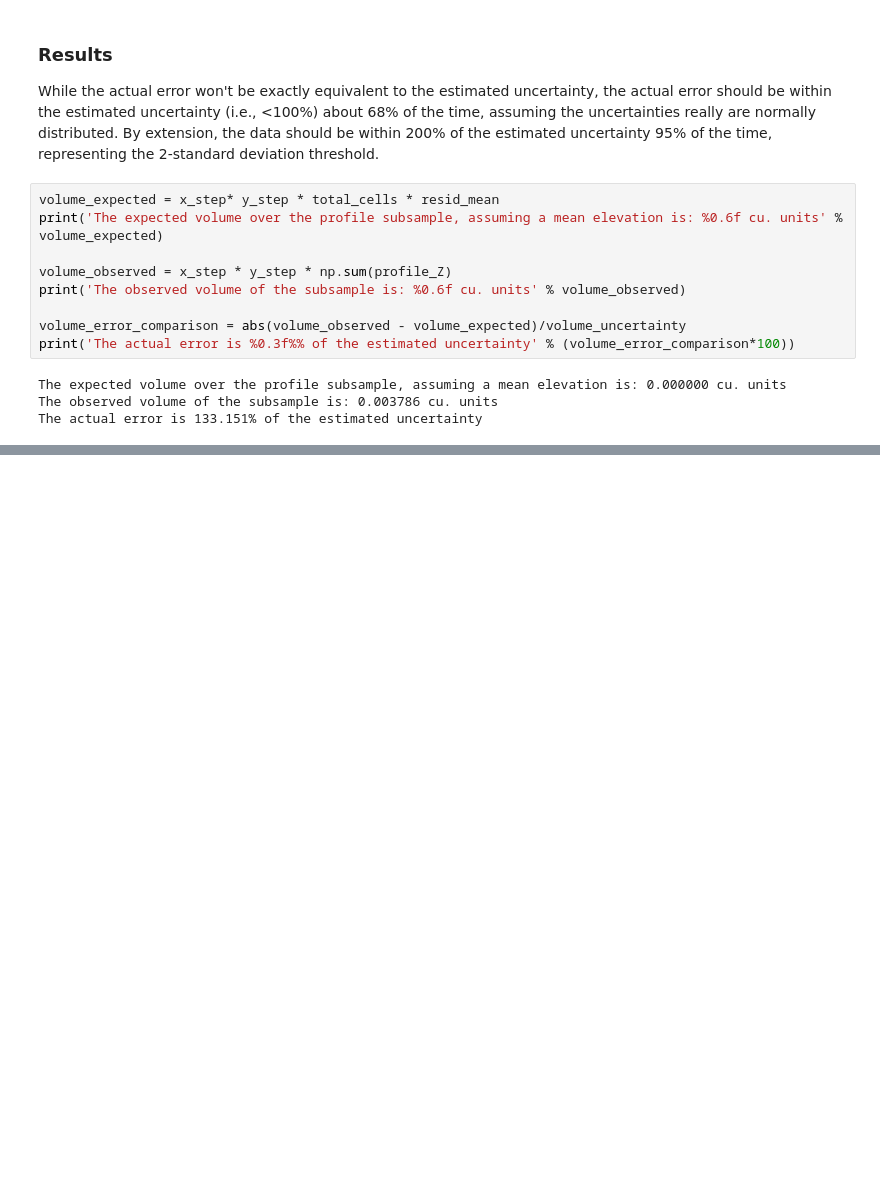
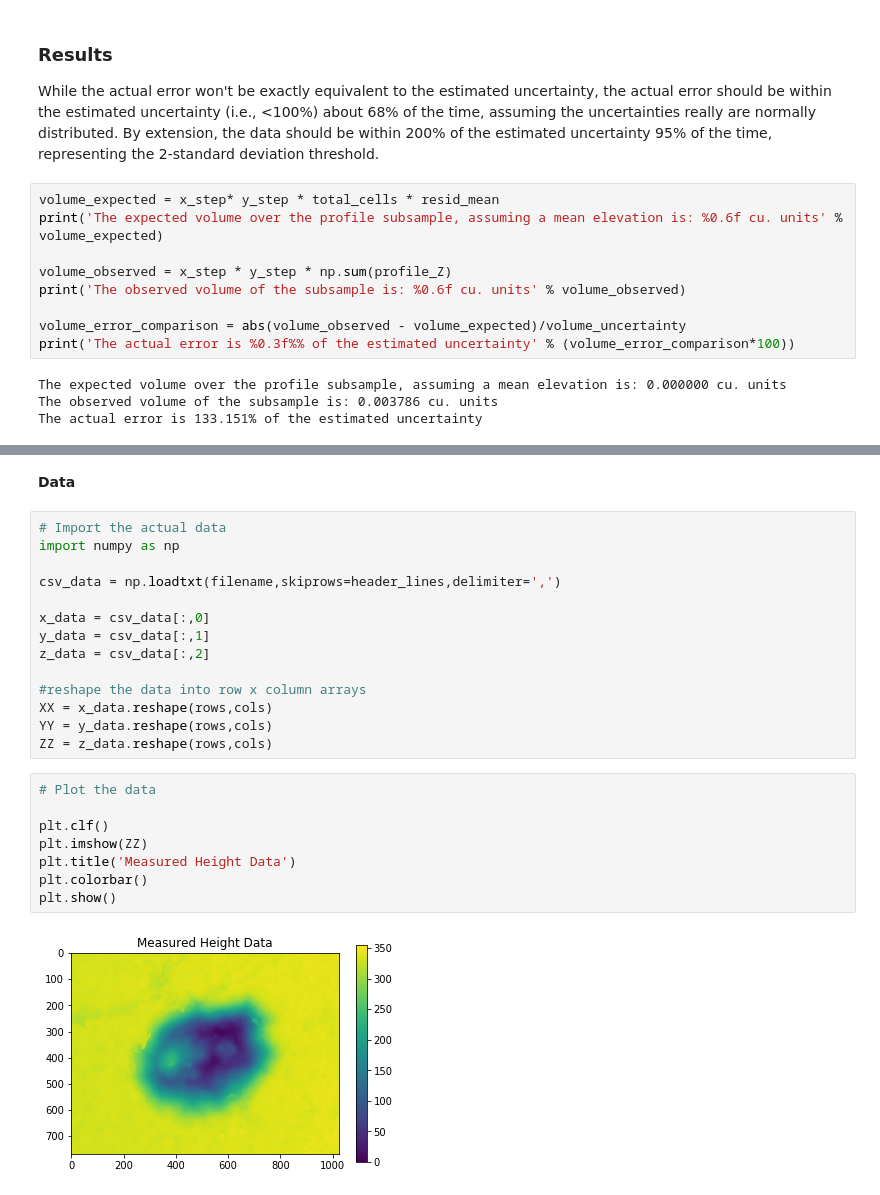
Before and after one commit to jarichardson/Pit-UQ, a Jupyter notebook: Pit Morphology Uncertainty Quantification.ipynb, the cells around one changed output, grey strips where cells are left out. Drawn from its saved outputs; the diff is of its cells as text; blank space fills up the shorter version.

```diff
--- a/Pit Morphology Uncertainty Quantification.ipynb
+++ b/Pit Morphology Uncertainty Quantification.ipynb
@@ -181,0 +233,26 @@ A pit can be defined as a contiguous collection of points that are below (by som
+# %% [markdown]
+**Data**
+# %%
+# Import the actual data
+import numpy as np
+
+csv_data = np.loadtxt(filename,skiprows=header_lines,delimiter=',')
+
+x_data = csv_data[:,0]
+y_data = csv_data[:,1]
+z_data = csv_data[:,2]
+
+#reshape the data into row x column arrays
+XX = x_data.reshape(rows,cols)
+YY = y_data.reshape(rows,cols)
+ZZ = z_data.reshape(rows,cols)
+# %%
+# Plot the data
+
+plt.clf()
+plt.imshow(ZZ)
+plt.title('Measured Height Data')
+plt.colorbar()
+plt.show()
+# %% [output]
+[figure, added]
```
Also changed, not shown: parts of 17 cells of this notebook.
